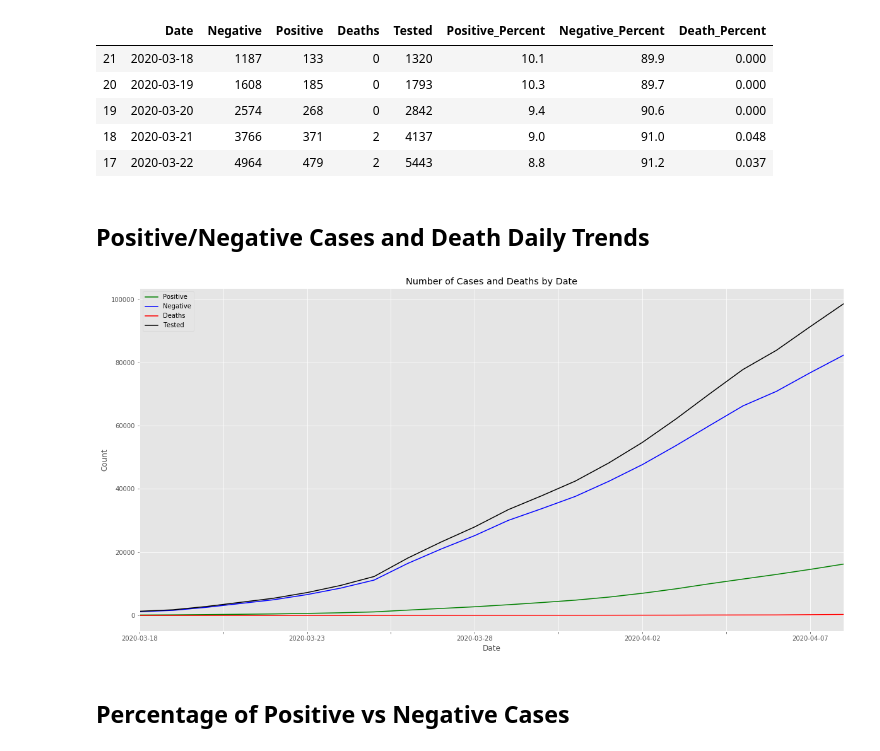
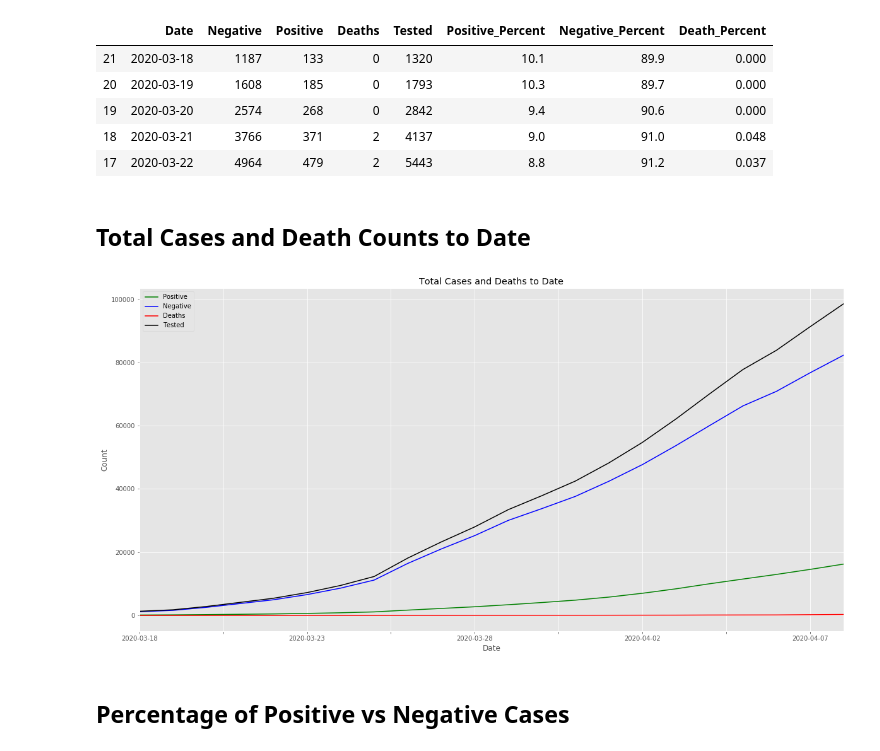
Before and after one commit to bchan01/covid-19-data-analysis, a Jupyter notebook: data-analysis.ipynb, the cells around one changed output. Saved outputs shown, nothing was run; the diff lists cells and outputs as text; code cells hidden in the pictures.

```diff
--- a/data-analysis.ipynb
+++ b/data-analysis.ipynb
@@ -71,20 +70,20 @@ df.head(5)
 | 18 | 2020-03-21 | 3766 | 371 | 2 | 4137 | 9.0 | 91.0 | 0.048 |
 | 17 | 2020-03-22 | 4964 | 479 | 2 | 5443 | 8.8 | 91.2 | 0.037 |
 # %% [markdown]
-## Positive/Negative Cases and Death Daily Trends
+## Total Cases and Death Counts to Date
 # %%
 style.use('ggplot')
 ax = plt.gca()
 df.plot(kind='line',x='Date',y='Positive', color='green', ax=ax, figsize=(20,10))
 df.plot(kind='line',x='Date',y='Negative', color='blue', ax=ax)
 df.plot(kind='line',x='Date',y='Deaths', color='red', ax=ax)
 df.plot(kind='line',x='Date',y='Tested', color='black', ax=ax)
-plt.title('Number of Cases and Deaths by Date')
+plt.title('Total Cases and Deaths to Date')
 plt.xlabel('Date')
 plt.ylabel('Count')
 plt.show()
 # %% [output]
-[figure, old version]
+[figure, new version]
 # %% [markdown]
 ## Percentage of Positive vs Negative Cases
 # %%
```
Also changed, not shown: parts of 7 cells of this notebook, 1 other file.
